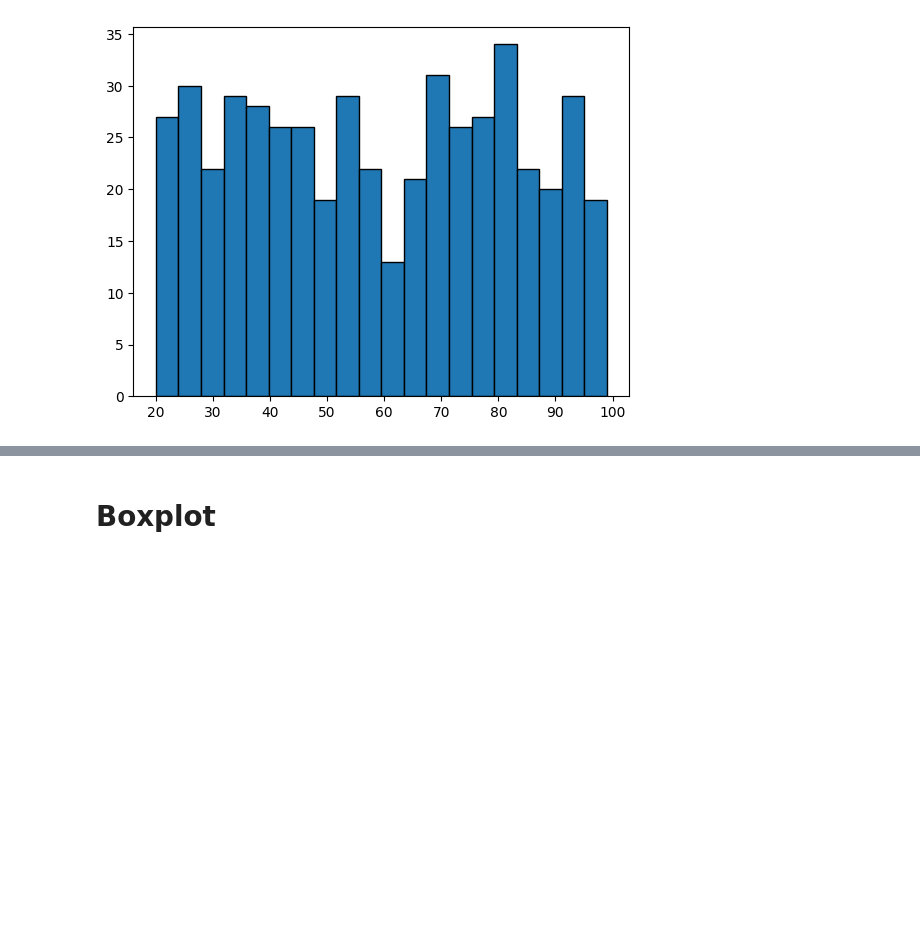
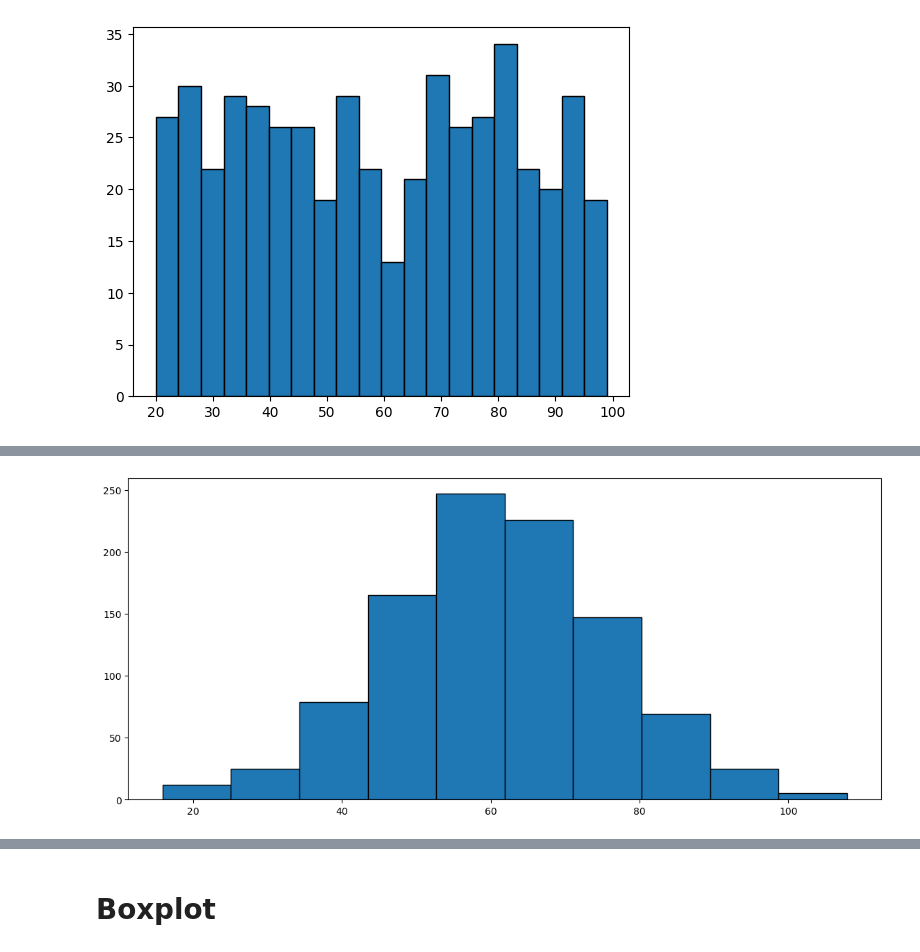
Before and after one commit to nayana142/Data-Science-Progression, a Jupyter notebook: 3. Data Visualization/Datavisualization_Matplot.ipynb, the cells around one changed output, grey strips where cells are left out. Saved outputs shown, nothing was run; the diff lists cells and outputs as text; code cells hidden in the pictures; blank space fills up the shorter version.

```diff
--- a/3. Data Visualization/Datavisualization_Matplot.ipynb
+++ b/3. Data Visualization/Datavisualization_Matplot.ipynb
@@ -275,0 +339,7 @@ plt.hist(humidity,edgecolor='black' ,bins=20);
+# %%
+# Plot histograms for each column in the DataFrame
+plt.figure(figsize=(14, 6))
+plt.hist(df['Feature B'],bins=10,edgecolor='black')
+plt.show()
+# %% [output]
+[figure, added]
```
Also changed, not shown: parts of 36 cells of this notebook, 35 other files.
